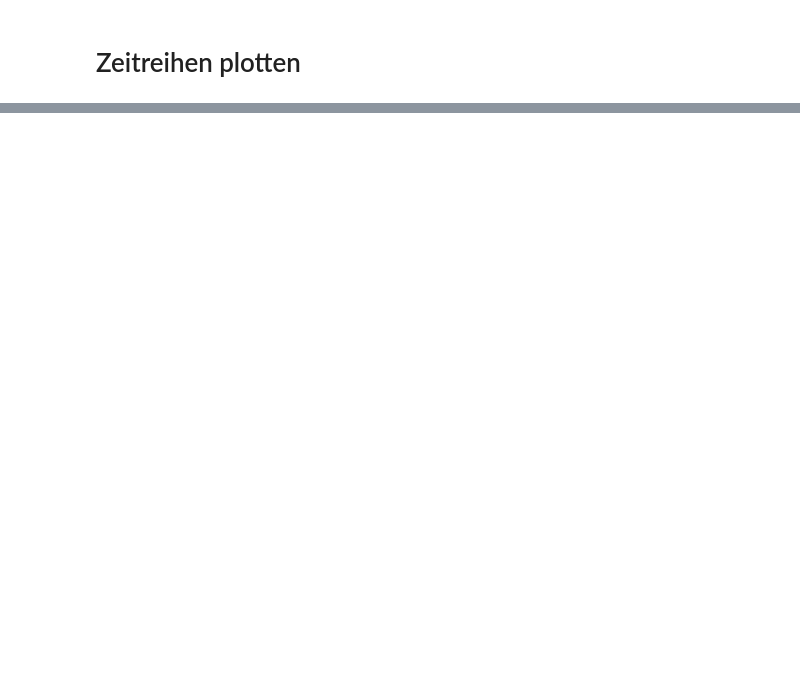
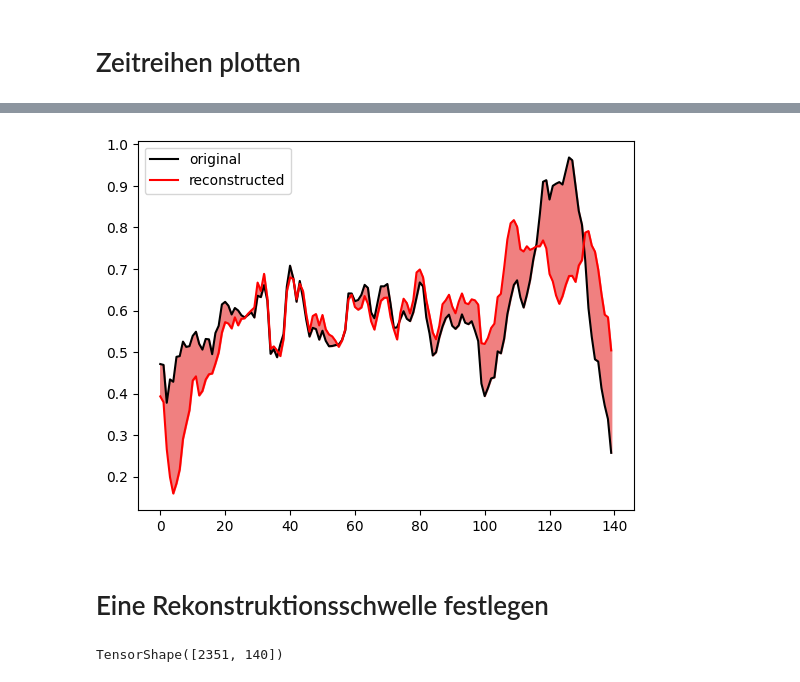
Before and after one commit to juebrauer/code_ws2425, a Jupyter notebook: cvfa/05_anomalie_detektion.ipynb, the cells around one changed output, grey strips where cells are left out. Cells and saved outputs as stored; diff of their text form; code cells hidden in the pictures; blank space fills up the shorter version.

```diff
--- a/cvfa/05_anomalie_detektion.ipynb
+++ b/cvfa/05_anomalie_detektion.ipynb
@@ -228,0 +162,35 @@ x_train[ y_train.astype(bool ) ]
+# %%
+from tensorflow.keras.models import Model, Sequential
+from tensorflow.keras import layers, losses
+
+class AnomalyDetector(Model):
+
+    def __init__(self):
+        super(AnomalyDetector, self).__init__()
+        self.encoder = Sequential(
+            [
+                #layers.Dense(32, activation="relu"),
+                #layers.Dense(16, activation="relu"),
+                layers.Dense(8, activation="relu")
+            ])
+
+        self.decoder = Sequential(
+            [
+                #layers.Dense(16, activation="relu"),
+                #layers.Dense(32, activation="relu"),
+                layers.Dense(140, activation="sigmoid")
+            ])
+
+    def call(self, x):
+        encoded = self.encoder(x)
+        decoded = self.decoder(encoded)
+        return decoded
+
+model = AnomalyDetector()
+model.compile(optimizer="adam", loss="mae")
+h = model.fit(x_train_scaled_normal, x_train_scaled_normal, epochs=100)
+
+plt.plot(h.history["loss"])
+plt.xlabel("Epoche")
+plt.ylabel("MAE Loss")
+plt.show()
@@ -228,0 +249,2 @@ x_train[ y_train.astype(bool ) ]
+# %%
+reconstructed_test_abnormal = model(x_test_abnormal)
@@ -228,0 +266,11 @@ x_train[ y_train.astype(bool ) ]
+# %%
+id = 0
+plt.plot( x_test_abnormal[id], color="black", label="original" )
+plt.plot( reconstructed_test_abnormal[id], color="red", label="reconstructed" )
+plt.fill_between(np.arange(140), x_test_abnormal[id], reconstructed_test_abnormal[id], color="lightcoral")
+plt.legend()
+plt.show()
+# %% [output]
+[figure, added]
+# %% [markdown]
+# Eine Rekonstruktionsschwelle festlegen
@@ -228,0 +279,4 @@ x_train[ y_train.astype(bool ) ]
+# %%
+reconstructed_train_normal.shape
+# %% [output]
+TensorShape([2351, 140])
```
Also changed, not shown: parts of 60 cells of this notebook.
